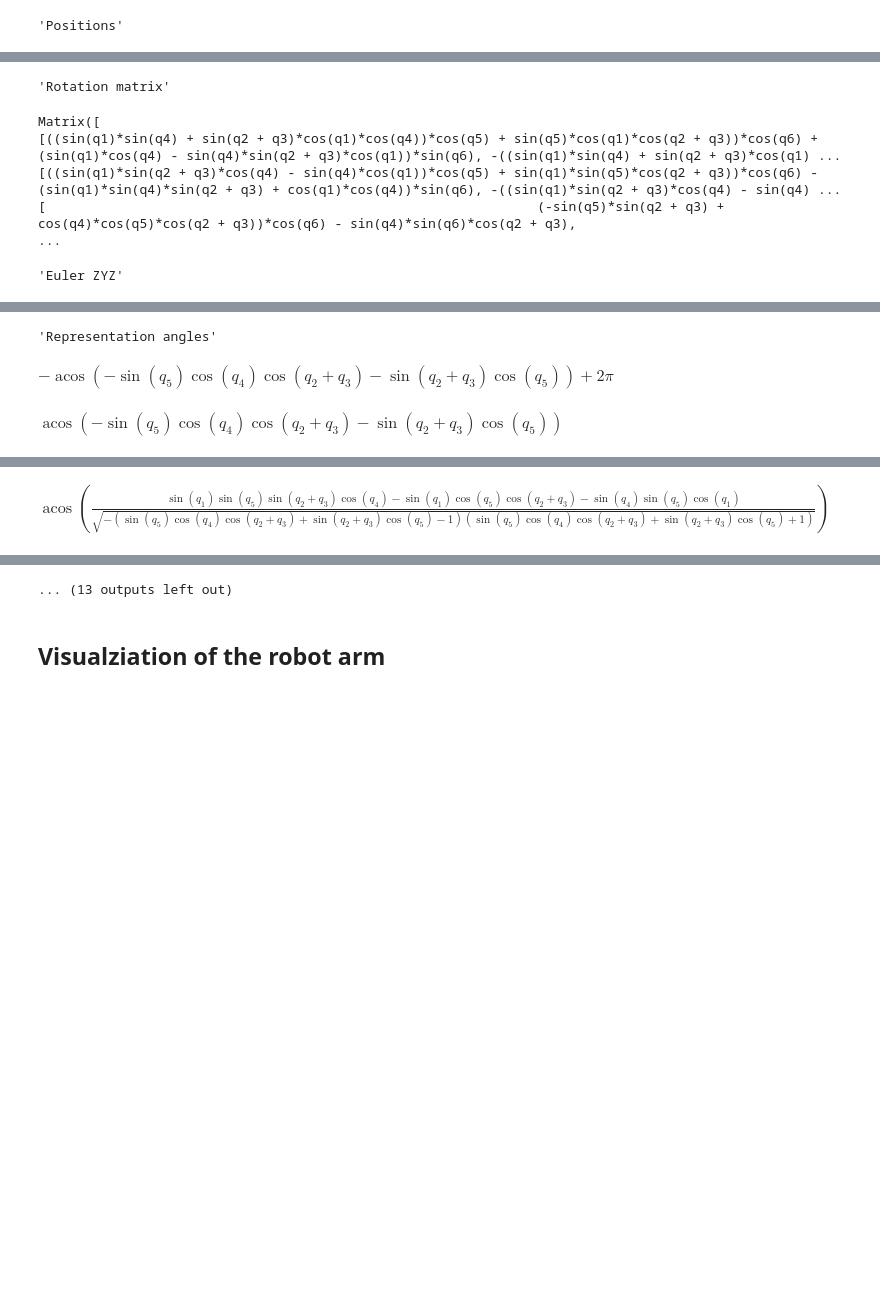
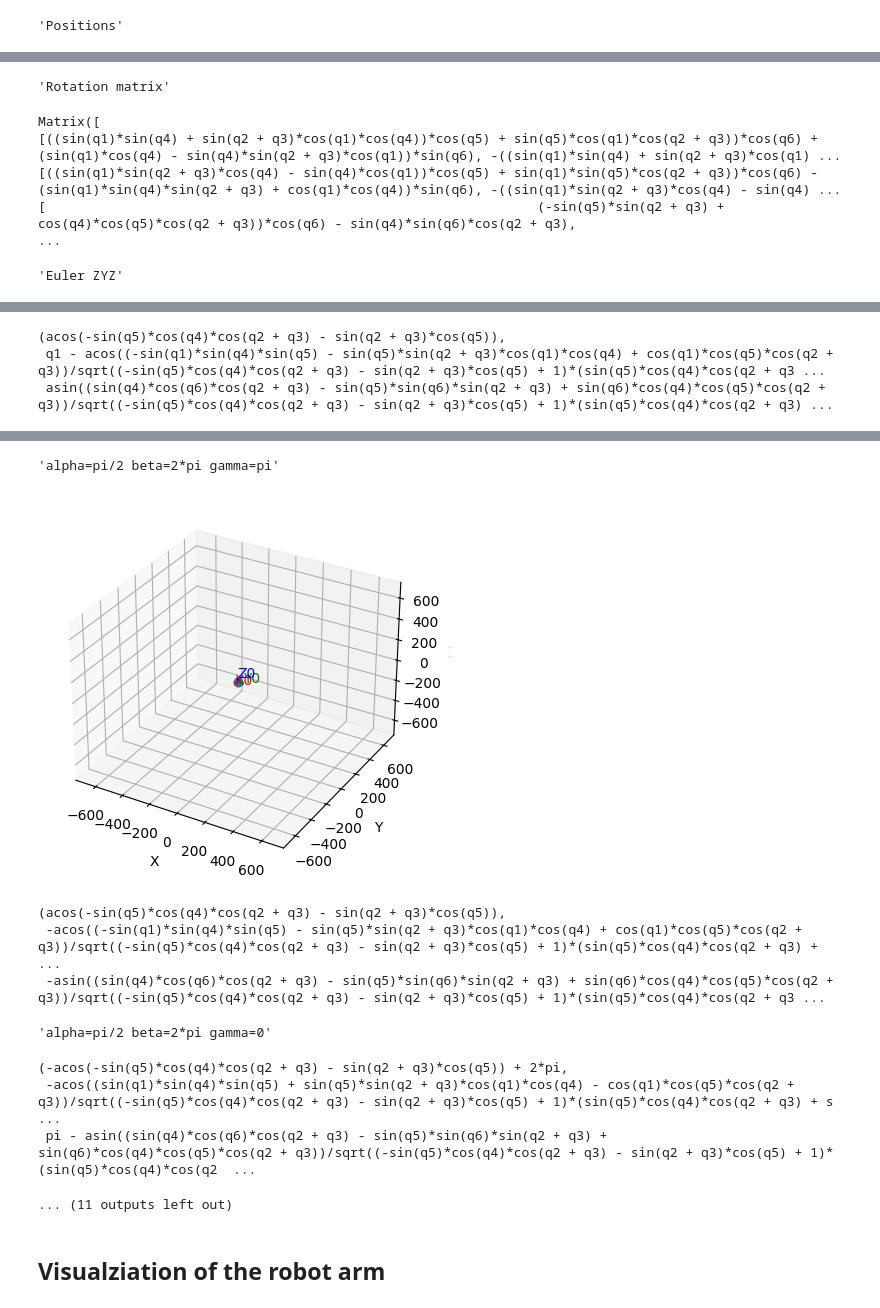
Before and after one commit to X-Lemon-X/sdrac_controler, a Jupyter notebook: simulations/nice_eq.ipynb, the cells around one changed output, grey strips where cells are left out. Saved outputs shown, nothing was run; the diff lists cells and outputs as text; code cells hidden in the pictures; blank space fills up the shorter version.

```diff
--- a/simulations/nice_eq.ipynb
+++ b/simulations/nice_eq.ipynb
@@ -12,5 +12,5 @@
 # %%
-from sim import  ForwardKinematic6axisModel, KinamticsMatrices
+from sim import  ForwardKinematic6axisModel, KinamticsMatrices, Kinematic6axisVisaulization
 from IPython.display import display
 import sympy as sp
 
@@ -31,10 +31,47 @@ zyz = KinamticsMatrices.EulerZYZToRotationMatrix(r,p,y)
 display("Euler ZYZ")
 display(zyz)
 
-sol = model.get_representation_angles()
-display("Representation angles")
+# sol = model.get_representation_angles()
+# display("Representation angles")visualizer.plot()
+
+# print("Number of solutions: ", len(sol))
+# print(sol)
+# for s in sol:
+#   display(s)
+visualizer = Kinematic6axisVisaulization(model,arrow_length=40)
+
+sol = model.calculate_angles_for_euler()
 for s in sol:
   display(s)
+  a = s[0]
+  b = s[1]
+  g = s[2]
+  q1 = 0
+  q2 = 0
+  q3 = 0
+  q4 = 0
+  q5 = 0
+  q6 = 0
+  substitutes = {
+    sp.symbols('q1'): q1,
+    sp.symbols('q2'): q2,
+    sp.symbols('q3'): q3,
+    sp.symbols('q4'): q4,
+    sp.symbols('q5'): q5,
+    sp.symbols('q6'): q6
+  }
+  a = a.subs(substitutes)
+  b = b.subs(substitutes)
+  g = g.subs(substitutes)
+  eul=  KinamticsMatrices.rot_z(float(a))@KinamticsMatrices.rot_y(float(b))@KinamticsMatrices.rot_z(float(g))
+  display(f"alpha={a} beta={b} gamma={g}")
+
+  visualizer.set_angles(q1,q2,q3,q4,q5,q6)
+  visualizer.plot([eul])
+
+# print("Number of solutions: ", len(sol))
+# for s in sol:
+#   display(s)
 # %% [output]
 'Positions'
 $\displaystyle \left[\begin{matrix}l_{2} \cos{\left(q_{1} \right)} \cos{\left(q_{2} \right)} + l_{3} \cos{\left(q_{1} \right)} \cos{\left(q_{2} + q_{3} \right)} + l_{4} \left(- \left(\sin{\left(q_{1} \right)} \sin{\left(q_{4} \right)} + \sin{\left(q_{2} + q_{3} \right)} \cos{\left(q_{1} \right)} \cos{\left(q_{4} \right)}\right) \sin{\left(q_{5} \right)} + \cos{\left(q_{1} \right)} \cos{\left(q_{5} \right)} \cos{\left(q_{2} + q_{3} \right)}\right)\\l_{2} \sin{\left(q_{1} \right)} \cos{\left(q_{2} \right)} + l_{3} \sin{\left(q_{1} \right)} \cos{\left(q_{2} + q_{3} \right)} + l_{4} \left(- \left(\sin{\left(q_{1} \right)} \sin{\left(q_{2} + q_{3} \right)} \cos{\left(q_{4} \right)} - \sin{\left(q_{4} \right)} \cos{\left(q_{1} \right)}\right) \sin{\left(q_{5} \right)} + \sin{\left(q_{1} \right)} \cos{\left(q_{5} \right)} \cos{\left(q_{2} + q_{3} \right)}\right)\\l_{1} - l_{2} \sin{\left(q_{2} \right)} - l_{3} \sin{\left(q_{2} + q_{3} \right)} - l_{4} \left(\sin{\left(q_{5} \right)} \cos{\left(q_{4} \right)} \cos{\left(q_{2} + q_{3} \right)} + \sin{\left(q_{2} + q_{3} \right)} \cos{\left(q_{5} \right)}\right)\end{matrix}\right]$
@@ -45,6 +82,6 @@ Matrix([
 [                                                               (-sin(q5)*sin(q2 + q3) + cos(q4)*cos(q5)*cos(q2 + q3))*cos(q6) - sin(q4)*sin(q6)*cos(q2 + q3),                                           ...
 'Euler ZYZ'
 $\displaystyle \left[\begin{matrix}- \sin{\left(a \right)} \sin{\left(y \right)} + \cos{\left(a \right)} \cos{\left(p \right)} \cos{\left(y \right)} & - \sin{\left(a \right)} \cos{\left(y \right)} - \sin{\left(y \right)} \cos{\left(a \right)} \cos{\left(p \right)} & \sin{\left(p \right)} \cos{\left(a \right)}\\\sin{\left(a \right)} \cos{\left(p \right)} \cos{\left(y \right)} + \sin{\left(y \right)} \cos{\left(a \right)} & - \sin{\left(a \right)} \sin{\left(y \right)} \cos{\left(p \right)} + \cos{\left(a \right)} \cos{\left(y \right)} & \sin{\left(a \right)} \sin{\left(p \right)}\\- \sin{\left(p \right)} \cos{\left(y \right)} & \sin{\left(p \right)} \sin{\left(y \right)} & \cos{\left(p \right)}\end{matrix}\right]$
-'Representation angles'
+(acos(-sin(q5)*cos(q4)*cos(q2 + q3) - sin(q2 + q3)*cos(q5)),
+ q1 - acos((-sin(q1)*sin(q4)*sin(q5) - sin(q5)*sin(q2 + q3)*cos(q1)*cos(q4) + cos(q1)*cos(q5)*cos(q2 + q3))/sqrt((-sin(q5)*cos(q4)*cos(q2 + q3) - sin(q2 + q3)*cos(q5) + 1)*(sin(q5)*cos(q4)*cos(q2 + q3 ...
+ asin((sin(q4)*cos(q6)*cos(q2 + q3) - sin(q5)*sin(q6)*sin(q2 + q3) + sin(q6)*cos(q4)*cos(q5)*cos(q2 + q3))/sqrt((-sin(q5)*cos(q4)*cos(q2 + q3) - sin(q2 + q3)*cos(q5) + 1)*(sin(q5)*cos(q4)*cos(q2 + q3) ...
-$\displaystyle - \operatorname{acos}{\left(- \sin{\left(q_{5} \right)} \cos{\left(q_{4} \right)} \cos{\left(q_{2} + q_{3} \right)} - \sin{\left(q_{2} + q_{3} \right)} \cos{\left(q_{5} \right)} \right)} + 2 \pi$
-$\displaystyle \operatorname{acos}{\left(- \sin{\left(q_{5} \right)} \cos{\left(q_{4} \right)} \cos{\left(q_{2} + q_{3} \right)} - \sin{\left(q_{2} + q_{3} \right)} \cos{\left(q_{5} \right)} \right)}$
@@ -52 +87,0 @@ $\displaystyle - \operatorname{acos}{\left(- \frac{- \sin{\left(q_{1} \right)} \
-$\displaystyle \operatorname{acos}{\left(\frac{\sin{\left(q_{1} \right)} \sin{\left(q_{5} \right)} \sin{\left(q_{2} + q_{3} \right)} \cos{\left(q_{4} \right)} - \sin{\left(q_{1} \right)} \cos{\left(q_{5} \right)} \cos{\left(q_{2} + q_{3} \right)} - \sin{\left(q_{4} \right)} \sin{\left(q_{5} \right)} \cos{\left(q_{1} \right)}}{\sqrt{- \left(\sin{\left(q_{5} \right)} \cos{\left(q_{4} \right)} \cos{\left(q_{2} + q_{3} \right)} + \sin{\left(q_{2} + q_{3} \right)} \cos{\left(q_{5} \right)} - 1\right) \left(\sin{\left(q_{5} \right)} \cos{\left(q_{4} \right)} \cos{\left(q_{2} + q_{3} \right)} + \sin{\left(q_{2} + q_{3} \right)} \cos{\left(q_{5} \right)} + 1\right)}} \right)}$
@@ -54,4 +88,13 @@ $\displaystyle - \operatorname{acos}{\left(\frac{- \sin{\left(q_{1} \right)} \si
-... (13 outputs left out)
+'alpha=pi/2 beta=2*pi gamma=pi'
+[figure, added]
+(acos(-sin(q5)*cos(q4)*cos(q2 + q3) - sin(q2 + q3)*cos(q5)),
+ -acos((-sin(q1)*sin(q4)*sin(q5) - sin(q5)*sin(q2 + q3)*cos(q1)*cos(q4) + cos(q1)*cos(q5)*cos(q2 + q3))/sqrt((-sin(q5)*cos(q4)*cos(q2 + q3) - sin(q2 + q3)*cos(q5) + 1)*(sin(q5)*cos(q4)*cos(q2 + q3) +  ...
+ -asin((sin(q4)*cos(q6)*cos(q2 + q3) - sin(q5)*sin(q6)*sin(q2 + q3) + sin(q6)*cos(q4)*cos(q5)*cos(q2 + q3))/sqrt((-sin(q5)*cos(q4)*cos(q2 + q3) - sin(q2 + q3)*cos(q5) + 1)*(sin(q5)*cos(q4)*cos(q2 + q3 ...
+'alpha=pi/2 beta=2*pi gamma=0'
+(-acos(-sin(q5)*cos(q4)*cos(q2 + q3) - sin(q2 + q3)*cos(q5)) + 2*pi,
+ -acos((sin(q1)*sin(q4)*sin(q5) + sin(q5)*sin(q2 + q3)*cos(q1)*cos(q4) - cos(q1)*cos(q5)*cos(q2 + q3))/sqrt((-sin(q5)*cos(q4)*cos(q2 + q3) - sin(q2 + q3)*cos(q5) + 1)*(sin(q5)*cos(q4)*cos(q2 + q3) + s ...
+ pi - asin((sin(q4)*cos(q6)*cos(q2 + q3) - sin(q5)*sin(q6)*sin(q2 + q3) + sin(q6)*cos(q4)*cos(q5)*cos(q2 + q3))/sqrt((-sin(q5)*cos(q4)*cos(q2 + q3) - sin(q2 + q3)*cos(q5) + 1)*(sin(q5)*cos(q4)*cos(q2  ...
+... (11 outputs left out)
 # %% [markdown]
 ## Visualziation of the robot arm
 # %%
```
Also changed, not shown: parts of 3 cells of this notebook, 3 other files.
